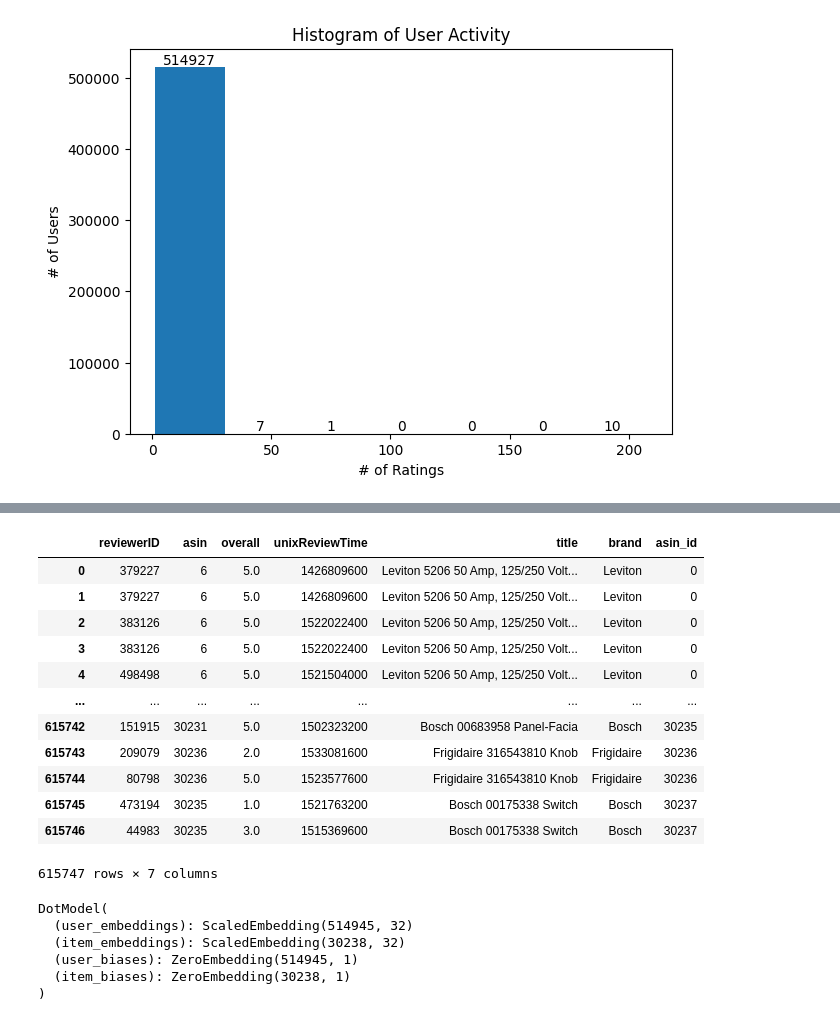
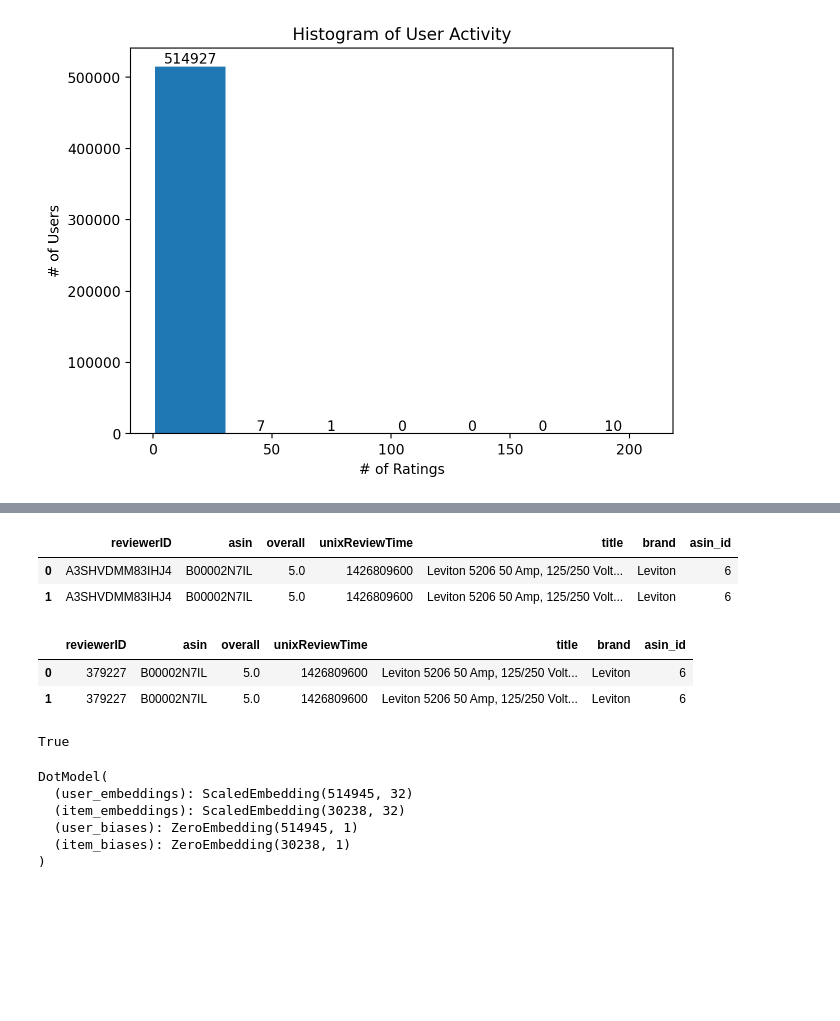
Before and after one commit to dhruv1220/Product-Recommendation-System, a Jupyter notebook: Product_Recommendation_System.ipynb, the cells around one changed output, grey strips where cells are left out. Drawn from its saved outputs; the diff is of its cells as text; code cells hidden in the pictures; blank space fills up the shorter version.

```diff
--- a/Product_Recommendation_System.ipynb
+++ b/Product_Recommendation_System.ipynb
@@ -224,24 +192,23 @@ cdata
+# %%
+itemnum_2_itemid = list(cdata['asin'].unique())
+itemnum_2_itemid.sort()
+itemid_2_itemnum = {c:i for i,c in enumerate(itemnum_2_itemid)}
+cdata['asin_id'] = cdata['asin'].apply(lambda x: itemid_2_itemnum[x])
+# %%
+cdata.head(2)
+# %% [output]
+|  | reviewerID | asin | overall | unixReviewTime | title | brand | asin_id |
+| 0 | A3SHVDMM83IHJ4 | B00002N7IL | 5.0 | 1426809600 | Leviton 5206 50 Amp, 125/250 Volt... | Leviton | 6 |
+| 1 | A3SHVDMM83IHJ4 | B00002N7IL | 5.0 | 1426809600 | Leviton 5206 50 Amp, 125/250 Volt... | Leviton | 6 |
 # %%
 from sklearn.preprocessing import LabelEncoder
 
 label_encoder = LabelEncoder()
 
 cdata['reviewerID'] = label_encoder.fit_transform(cdata['reviewerID'])
-cdata['asin'] = label_encoder.fit_transform(cdata['asin'])
-cdata['asin_id'] = pd.factorize(cdata['asin'])[0]
 
-cdata
+cdata.head(2)
 # %% [output]
 |  | reviewerID | asin | overall | unixReviewTime | title | brand | asin_id |
-| 0 | 379227 | 6 | 5.0 | 1426809600 | Leviton 5206 50 Amp, 125/250 Volt... | Leviton | 0 |
-| 1 | 379227 | 6 | 5.0 | 1426809600 | Leviton 5206 50 Amp, 125/250 Volt... | Leviton | 0 |
-| 2 | 383126 | 6 | 5.0 | 1522022400 | Leviton 5206 50 Amp, 125/250 Volt... | Leviton | 0 |
-| 3 | 383126 | 6 | 5.0 | 1522022400 | Leviton 5206 50 Amp, 125/250 Volt... | Leviton | 0 |
-| 4 | 498498 | 6 | 5.0 | 1521504000 | Leviton 5206 50 Amp, 125/250 Volt... | Leviton | 0 |
-| ... | ... | ... | ... | ... | ... | ... | ... |
-| 615742 | 151915 | 30231 | 5.0 | 1502323200 | Bosch 00683958 Panel-Facia | Bosch | 30235 |
-| 615743 | 209079 | 30236 | 2.0 | 1533081600 | Frigidaire 316543810 Knob | Frigidaire | 30236 |
-| 615744 | 80798 | 30236 | 5.0 | 1523577600 | Frigidaire 316543810 Knob | Frigidaire | 30236 |
-| 615745 | 473194 | 30235 | 1.0 | 1521763200 | Bosch 00175338 Switch | Bosch | 30237 |
-| 615746 | 44983 | 30235 | 3.0 | 1515369600 | Bosch 00175338 Switch | Bosch | 30237 |
+| 0 | 379227 | B00002N7IL | 5.0 | 1426809600 | Leviton 5206 50 Amp, 125/250 Volt... | Leviton | 6 |
+| 1 | 379227 | B00002N7IL | 5.0 | 1426809600 | Leviton 5206 50 Amp, 125/250 Volt... | Leviton | 6 |
-615747 rows × 7 columns
@@ -248,3 +222,7 @@ cdata
+# %%
+check_ratings_num(cdata)
+# %% [output]
+True
 # %%
 device = torch.device("cuda:0" if torch.cuda.is_available() else "cpu")
 # %%
```
Also changed, not shown: parts of 38 cells of this notebook.
